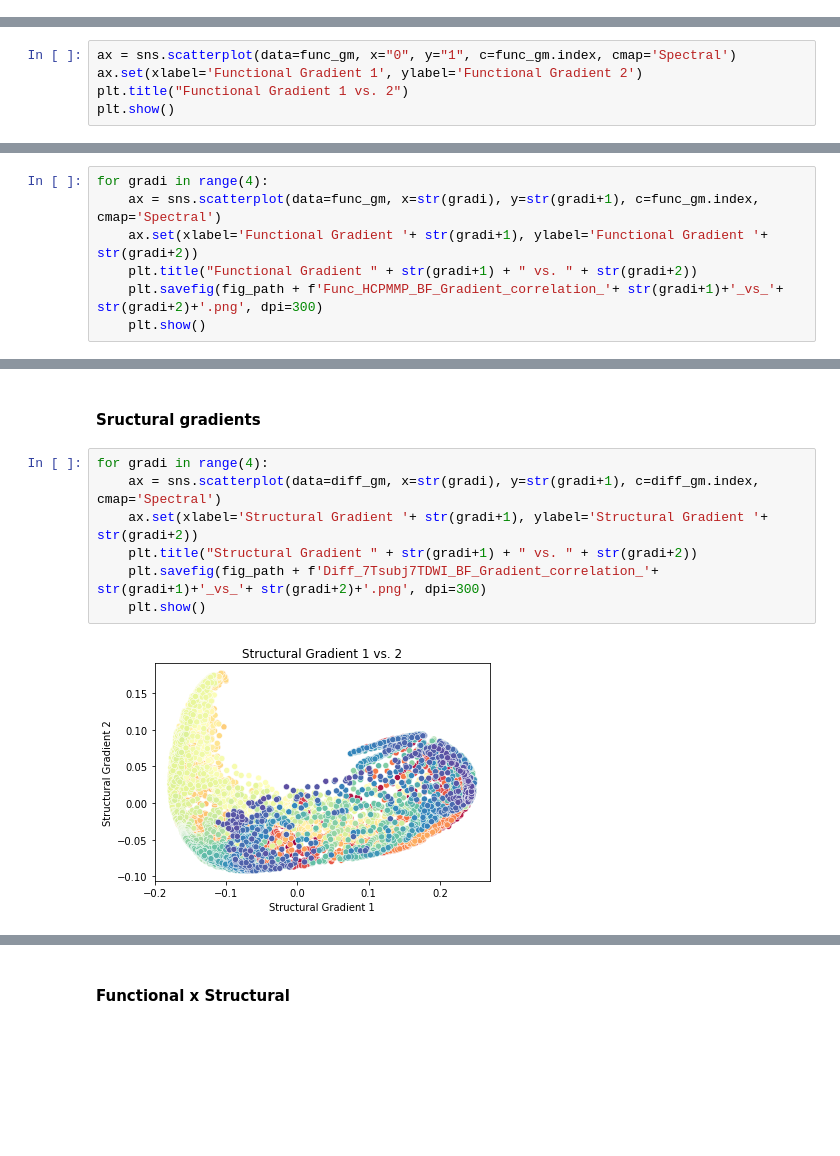
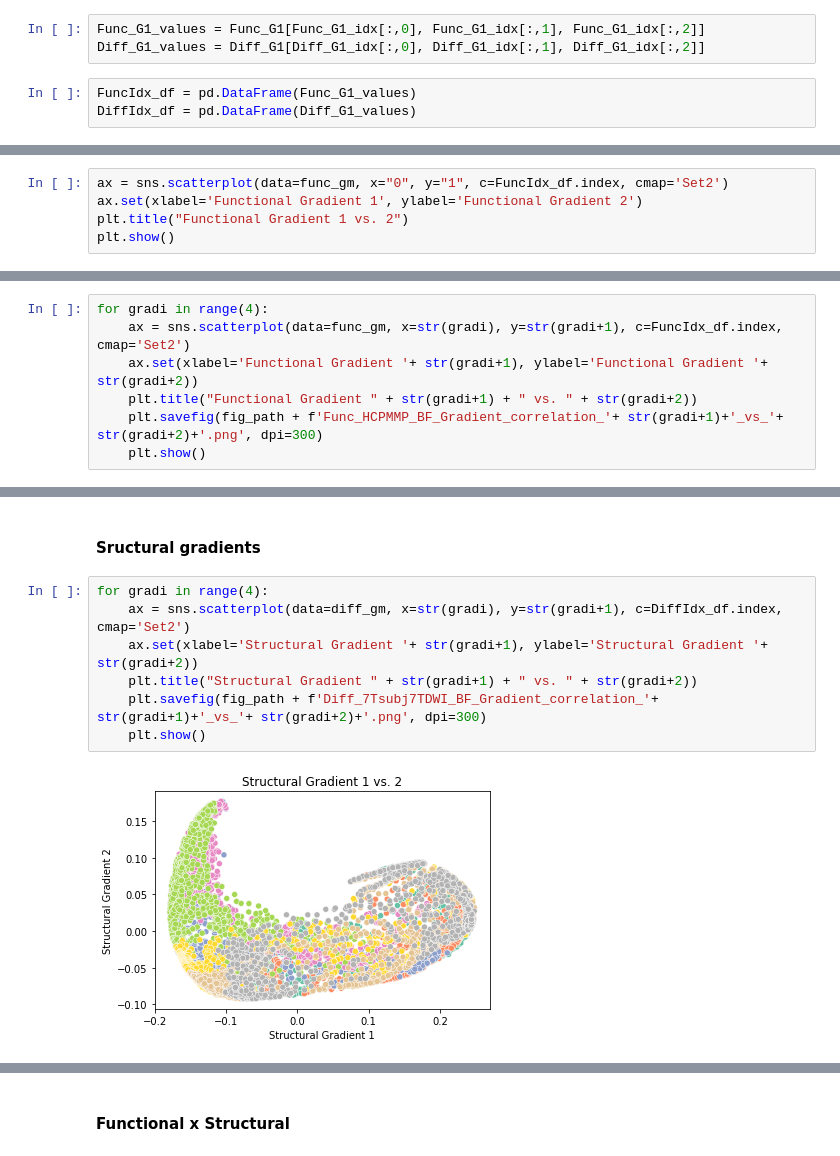
Before and after one commit to sudesnac/HumanBF-Connectivity, a Jupyter notebook: notebook/gradient_correlation.ipynb, the cells around one changed output, grey strips where cells are left out. Saved outputs shown, nothing was run; the diff lists cells and outputs as text; blank space fills up the shorter version.

```diff
--- a/notebook/gradient_correlation.ipynb
+++ b/notebook/gradient_correlation.ipynb
@@ -93,0 +102,6 @@ for gradi in range(5):
+# %%
+Func_G1_values = Func_G1[Func_G1_idx[:,0], Func_G1_idx[:,1], Func_G1_idx[:,2]]
+Diff_G1_values = Diff_G1[Diff_G1_idx[:,0], Diff_G1_idx[:,1], Diff_G1_idx[:,2]]
+# %%
+FuncIdx_df = pd.DataFrame(Func_G1_values)
+DiffIdx_df = pd.DataFrame(Diff_G1_values)
@@ -96,7 +150,7 @@ for gradi in range(5):
 # %% [markdown]
 #### Functional gradients
 # %%
-ax = sns.scatterplot(data=func_gm, x="0", y="1", c=func_gm.index, cmap='Spectral')
+ax = sns.scatterplot(data=func_gm, x="0", y="1", c=FuncIdx_df.index, cmap='Set2')
 ax.set(xlabel='Functional Gradient 1', ylabel='Functional Gradient 2')
 plt.title("Functional Gradient 1 vs. 2")
 plt.show()
@@ -105,6 +159,6 @@ plt.show()
 # %%
 for gradi in range(4):
-    ax = sns.scatterplot(data=func_gm, x=str(gradi), y=str(gradi+1), c=func_gm.index, cmap='Spectral')
+    ax = sns.scatterplot(data=func_gm, x=str(gradi), y=str(gradi+1), c=FuncIdx_df.index, cmap='Set2')
     ax.set(xlabel='Functional Gradient '+ str(gradi+1), ylabel='Functional Gradient '+ str(gradi+2))
     plt.title("Functional Gradient " + str(gradi+1) + " vs. " + str(gradi+2))
     plt.savefig(fig_path + f'Func_HCPMMP_BF_Gradient_correlation_'+ str(gradi+1)+'_vs_'+ str(gradi+2)+'.png', dpi=300)
@@ -118,10 +172,10 @@ for gradi in range(4):
 #### Sructural gradients
 # %%
 for gradi in range(4):
-    ax = sns.scatterplot(data=diff_gm, x=str(gradi), y=str(gradi+1), c=diff_gm.index, cmap='Spectral')
+    ax = sns.scatterplot(data=diff_gm, x=str(gradi), y=str(gradi+1), c=DiffIdx_df.index, cmap='Set2')
     ax.set(xlabel='Structural Gradient '+ str(gradi+1), ylabel='Structural Gradient '+ str(gradi+2))
     plt.title("Structural Gradient " + str(gradi+1) + " vs. " + str(gradi+2))
     plt.savefig(fig_path + f'Diff_7Tsubj7TDWI_BF_Gradient_correlation_'+ str(gradi+1)+'_vs_'+ str(gradi+2)+'.png', dpi=300)
     plt.show()
 # %% [output]
-[figure, old version]
+[figure, new version]
```
Also changed, not shown: parts of 21 cells of this notebook, 41 other files.
